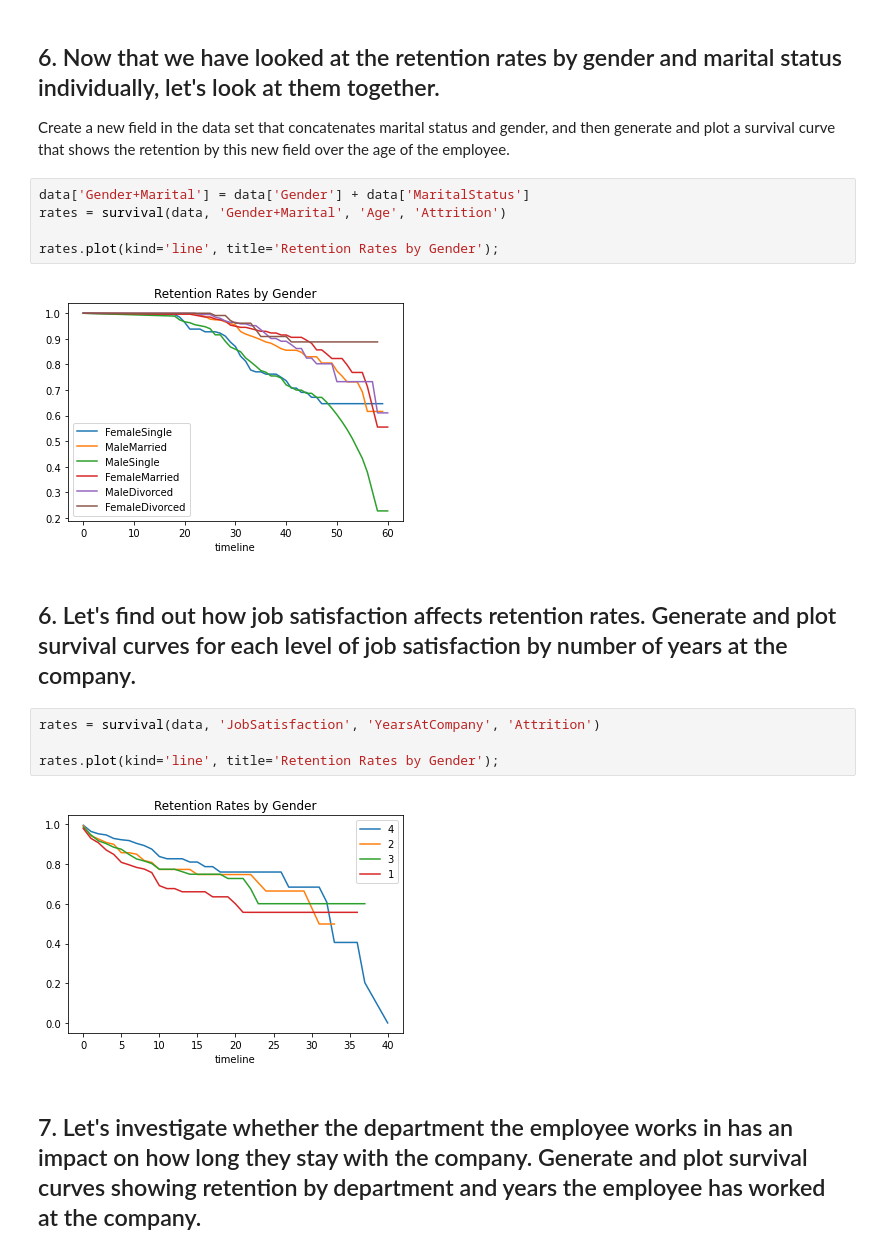
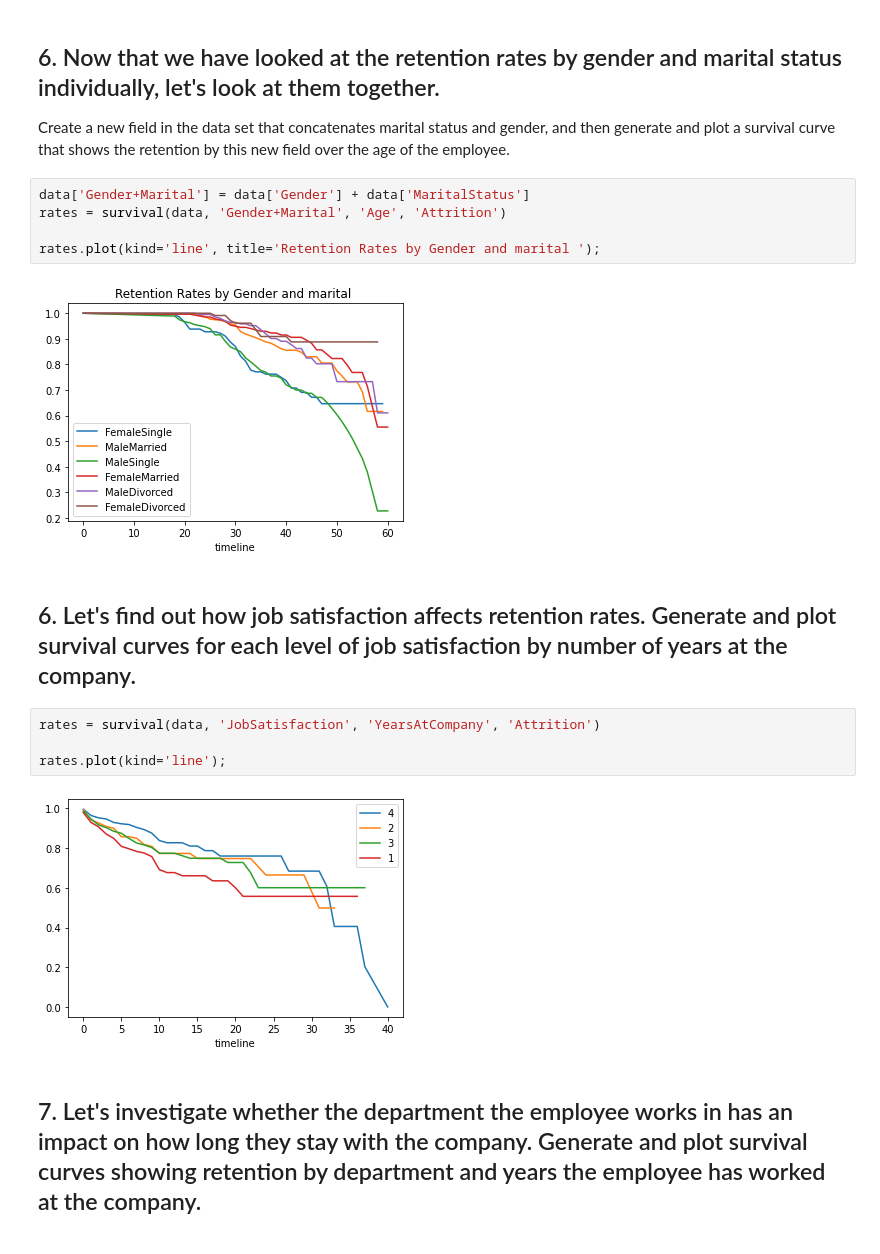
Before and after one commit to ta-data-mex/lab-survival-analysis, a Jupyter notebook: main.ipynb, the cells around one changed output. Saved outputs shown, nothing was run; the diff lists cells and outputs as text.

```diff
--- a/main.ipynb
+++ b/main.ipynb
@@ -108,17 +108,17 @@ Create a new field in the data set that concatenates marital status and gender,
 data['Gender+Marital'] = data['Gender'] + data['MaritalStatus']
 rates = survival(data, 'Gender+Marital', 'Age', 'Attrition')
 
-rates.plot(kind='line', title='Retention Rates by Gender');
+rates.plot(kind='line', title='Retention Rates by Gender and marital ');
 # %% [output]
-[figure, old version]
+[figure, new version]
 # %% [markdown]
 ## 6. Let's find out how job satisfaction affects retention rates. Generate and plot survival curves for each level of job satisfaction by number of years at the company.
 # %%
 rates = survival(data, 'JobSatisfaction', 'YearsAtCompany', 'Attrition')
 
-rates.plot(kind='line', title='Retention Rates by Gender');
+rates.plot(kind='line');
 # %% [output]
-[figure, old version]
+[figure, new version]
 # %% [markdown]
 ## 7. Let's investigate whether the department the employee works in has an impact on how long they stay with the company. Generate and plot survival curves showing retention by department and years the employee has worked at the company.
 # %%
```
Also changed, not shown: parts of 6 cells of this notebook.
